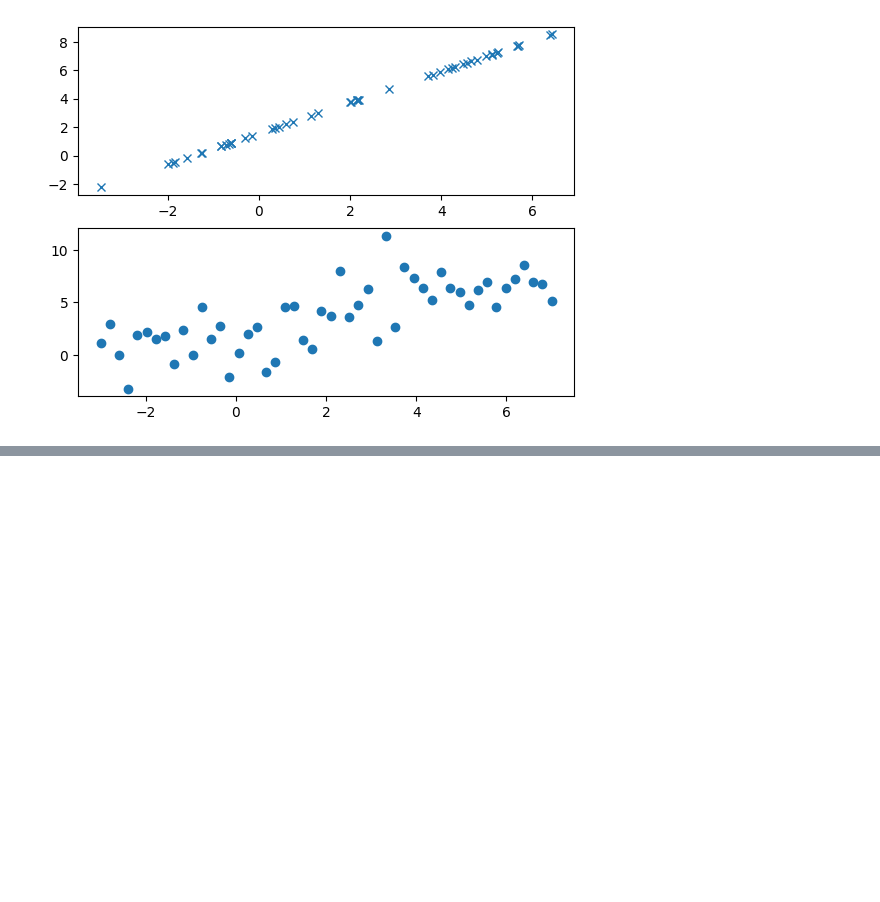
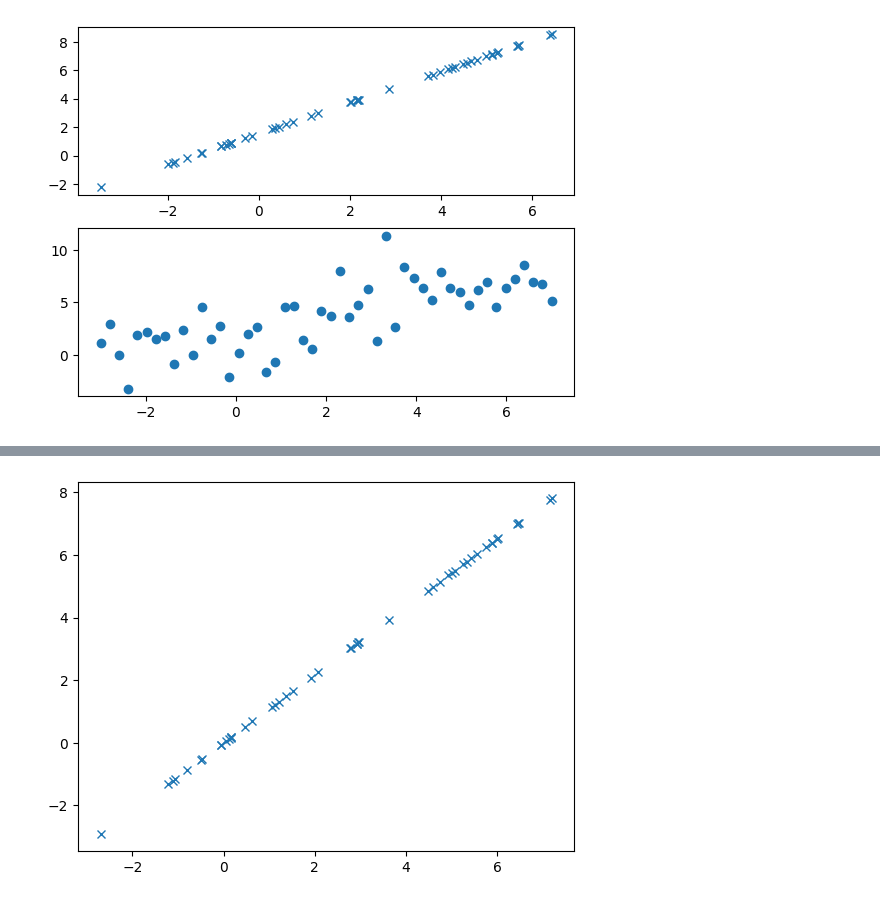
Before and after one commit to hik023/data_science_training, a Jupyter notebook: neural/dimensionality_reduction/PCA.ipynb, the cells around one changed output, grey strips where cells are left out. Saved outputs shown, nothing was run; the diff lists cells and outputs as text; code cells hidden in the pictures; blank space fills up the shorter version.

```diff
--- a/neural/dimensionality_reduction/PCA.ipynb
+++ b/neural/dimensionality_reduction/PCA.ipynb
@@ -58,0 +122,7 @@ plt.show()
+# %%
+X_inverse = X_redused.dot(max_eigen_vec.reshape(1,-1))
+
+plt.plot(X_inverse[:, 0], X_inverse[:, 1], "x")
+plt.show()
+# %% [output]
+[figure, added]
```
Also changed, not shown: parts of 10 cells of this notebook, 4 other files.
